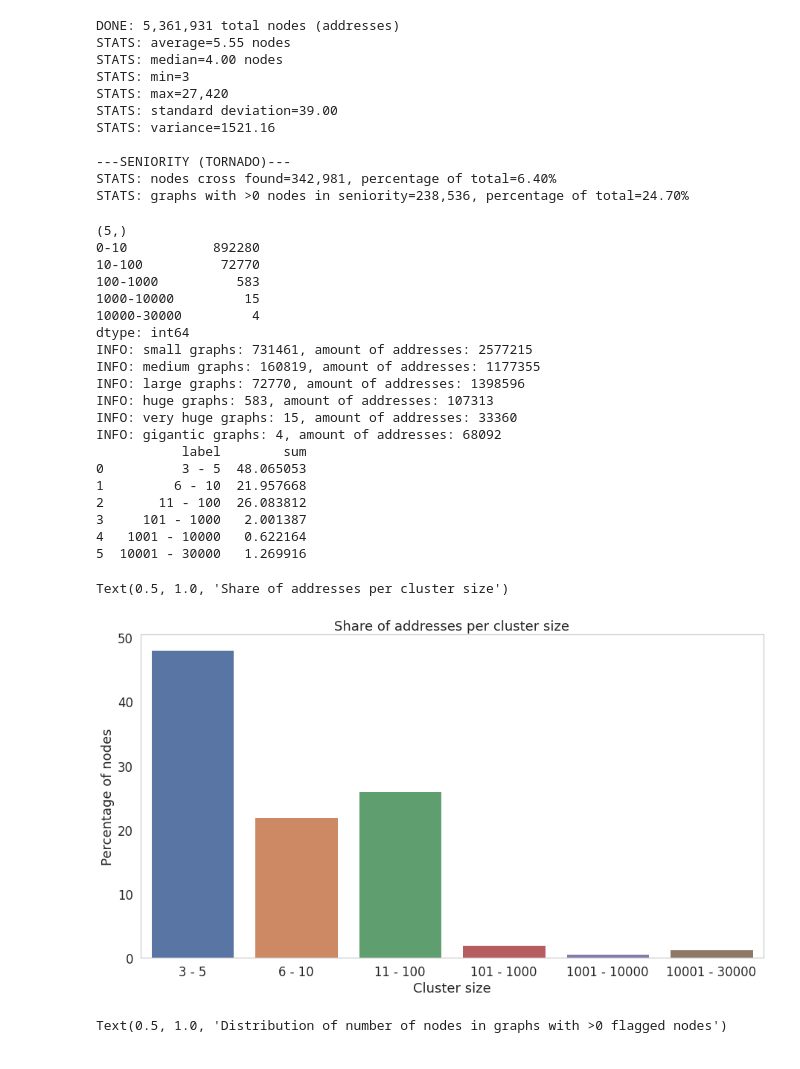
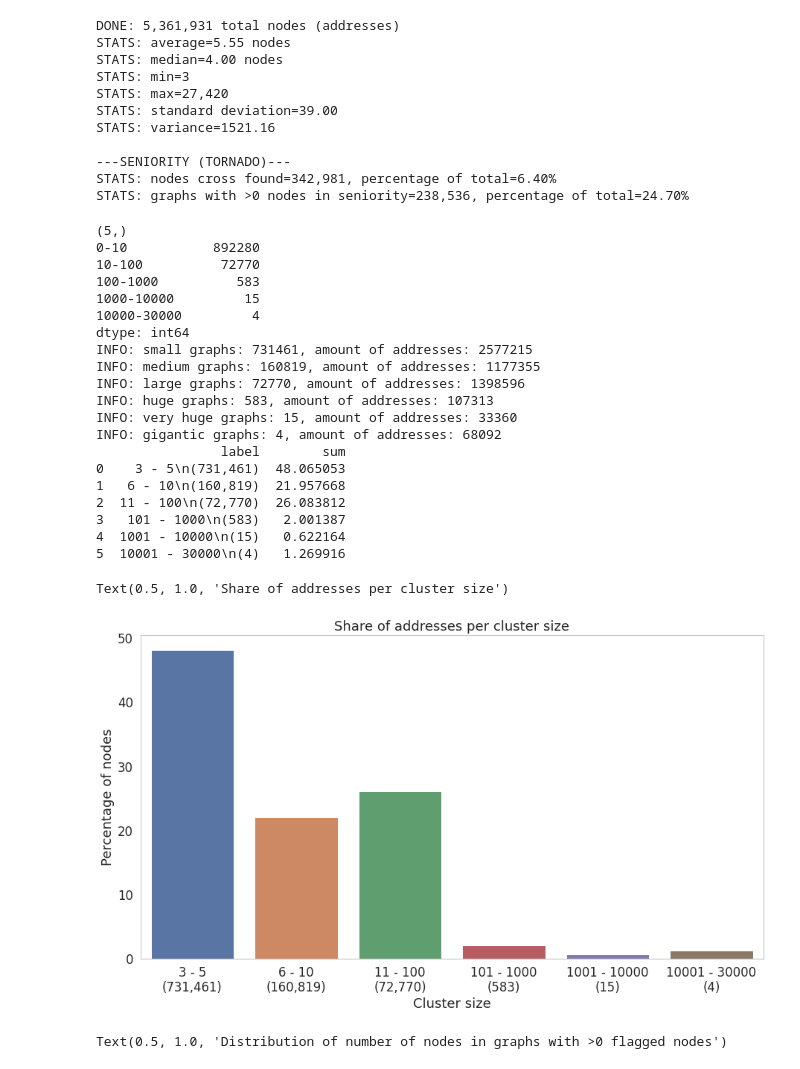
Before and after one commit to ethereum-aml-tool/indago, a Jupyter notebook: notebooks/cluster_results.ipynb, the cells around one changed output. Drawn from its saved outputs; the diff is of its cells as text; code cells hidden in the pictures.

```diff
--- a/notebooks/cluster_results.ipynb
+++ b/notebooks/cluster_results.ipynb
@@ -139,7 +139,7 @@ print(f'INFO: very huge graphs: {len(very_huge_graphs)}, amount of addresses: {s
 print(f'INFO: gigantic graphs: {len(gigantic_graphs)}, amount of addresses: {sum(gigantic_graphs)}')
 
 count_sum_df = pd.DataFrame({
-    'label': ['3 - 5', '6 - 10', '11 - 100', '101 - 1000', '1001 - 10000', '10001 - 30000'],
+    'label': ['3 - 5\n(731,461)', '6 - 10\n(160,819)', '11 - 100\n(72,770)', '101 - 1000\n(583)', '1001 - 10000\n(15)', '10001 - 30000\n(4)'],
     'sum': [sum(small_graphs) / sum(node_counts) * 100, sum(medium_graphs) / sum(node_counts) * 100, sum(large_graphs) / sum(node_counts) * 100, sum(huge_graphs) / sum(node_counts) * 100, sum(very_huge_graphs) / sum(node_counts) * 100, sum(gigantic_graphs) / sum(node_counts) * 100]
 })
 print(count_sum_df)
@@ -153,41 +153,41 @@ ax = sns.barplot(x="label", y="sum", data=count_sum_df)
 ax.set(xlabel='Cluster size', ylabel='Percentage of nodes')
 ax.set_title('Share of addresses per cluster size')
 
 # ax = sns.countplot(x=node_count_bins, order=node_count_labels)
 # ax.set(xlabel='Number of nodes in DAR graph', ylabel='Number of DAR graphs')
 # ax.set_title('Number of nodes in DAR graphs')
 # ax.set_xticklabels(ax.get_xticklabels(), rotation=45, horizontalalignment='right')
 
 # sns.set_style("whitegrid")
 # sns.set(rc = {'figure.figsize':(15,8)})
 # # p = sns.histplot(data=reject_outliers(node_counts), stat='percent', shrink=8.25)
 # p = sns.histplot(data=node_count_bins.value_counts(), stat='percent', shrink=8.25)
 # p.set_xlabel('Number of nodes/addresses in cluster', fontsize=16)
 # p.set_ylabel('Percentage of graphs', fontsize=16)
 # p.set_title('Distribution of number of nodes in DAR graphs', fontsize=16)
 # %% [output]
 (5,)
 0-10           892280
 10-100          72770
 100-1000          583
 1000-10000         15
 10000-30000         4
 dtype: int64
 INFO: small graphs: 731461, amount of addresses: 2577215
 INFO: medium graphs: 160819, amount of addresses: 1177355
 INFO: large graphs: 72770, amount of addresses: 1398596
 INFO: huge graphs: 583, amount of addresses: 107313
 INFO: very huge graphs: 15, amount of addresses: 33360
 INFO: gigantic graphs: 4, amount of addresses: 68092
-           label        sum
-0          3 - 5  48.065053
-1         6 - 10  21.957668
-2       11 - 100  26.083812
-3     101 - 1000   2.001387
-4   1001 - 10000   0.622164
-5  10001 - 30000   1.269916
+                label        sum
+0    3 - 5\n(731,461)  48.065053
+1   6 - 10\n(160,819)  21.957668
+2  11 - 100\n(72,770)  26.083812
+3   101 - 1000\n(583)   2.001387
+4  1001 - 10000\n(15)   0.622164
+5  10001 - 30000\n(4)   1.269916
 Text(0.5, 1.0, 'Share of addresses per cluster size')
-[figure, old version]
+[figure, new version]
 # %%
 sen_node_counts = np.array([len(graph['nodes']) for graph in sen_graphs])
 
```
Also changed, not shown: 1 other file.
